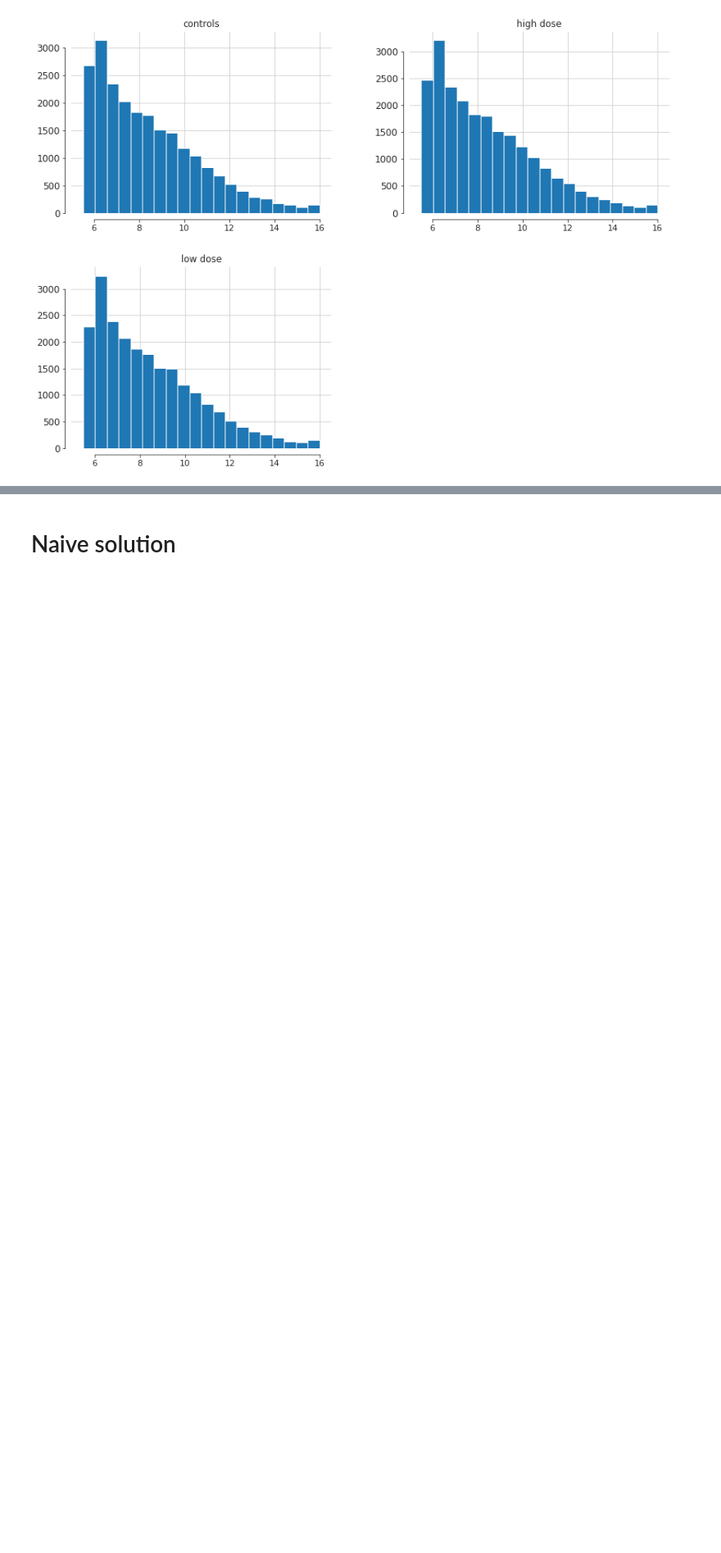
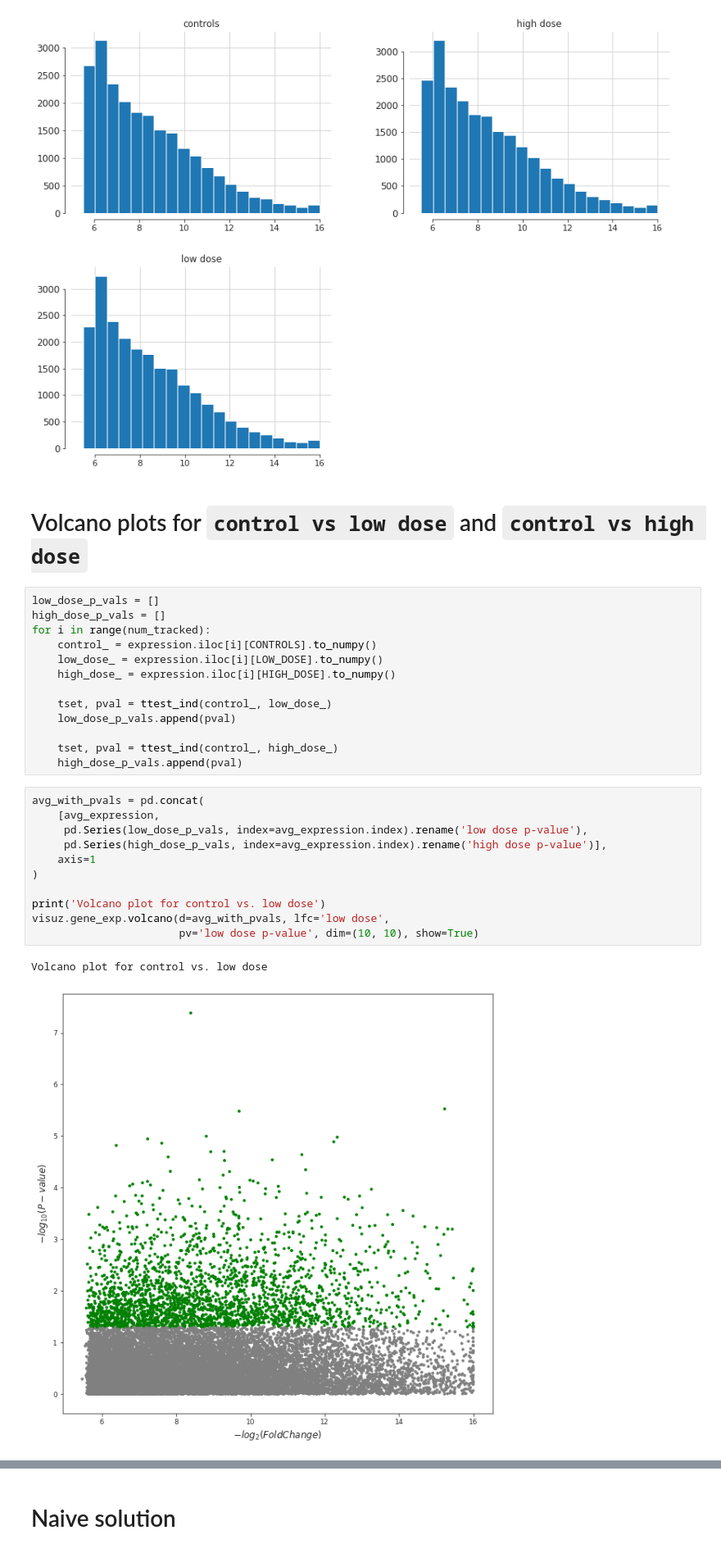
Before and after one commit to SquareWhite/gene-differentiation, a Jupyter notebook: gene_differentiation.ipynb, the cells around one changed output, grey strips where cells are left out. Shown at 82% size. Saved outputs shown, nothing was run; the diff lists cells and outputs as text; blank space fills up the shorter version.

Commit message:
Add volcano plots

```diff
--- a/gene_differentiation.ipynb
+++ b/gene_differentiation.ipynb
@@ -150,3 +154,32 @@ avg_expression.hist(bins=20)
 sns.despine(offset=8, trim=True)
 # %% [output]
 [figure]
+# %% [markdown]
+# Volcano plots for `control vs low dose` and `control vs high dose`
+# %%
+low_dose_p_vals = []
+high_dose_p_vals = []
+for i in range(num_tracked):
+    control_ = expression.iloc[i][CONTROLS].to_numpy()
+    low_dose_ = expression.iloc[i][LOW_DOSE].to_numpy()
+    high_dose_ = expression.iloc[i][HIGH_DOSE].to_numpy()
+
+    tset, pval = ttest_ind(control_, low_dose_)
+    low_dose_p_vals.append(pval)
+
+    tset, pval = ttest_ind(control_, high_dose_)
+    high_dose_p_vals.append(pval)
+# %%
+avg_with_pvals = pd.concat(
+    [avg_expression,
+     pd.Series(low_dose_p_vals, index=avg_expression.index).rename('low dose p-value'),
+     pd.Series(high_dose_p_vals, index=avg_expression.index).rename('high dose p-value')],
+    axis=1
+)
+
+print('Volcano plot for control vs. low dose')
+visuz.gene_exp.volcano(d=avg_with_pvals, lfc='low dose',
+                       pv='low dose p-value', dim=(10, 10), show=True)
+# %% [output]
+Volcano plot for control vs. low dose
+[figure, added]
```
Also changed, not shown: parts of 7 cells of this notebook, 2 other files.
